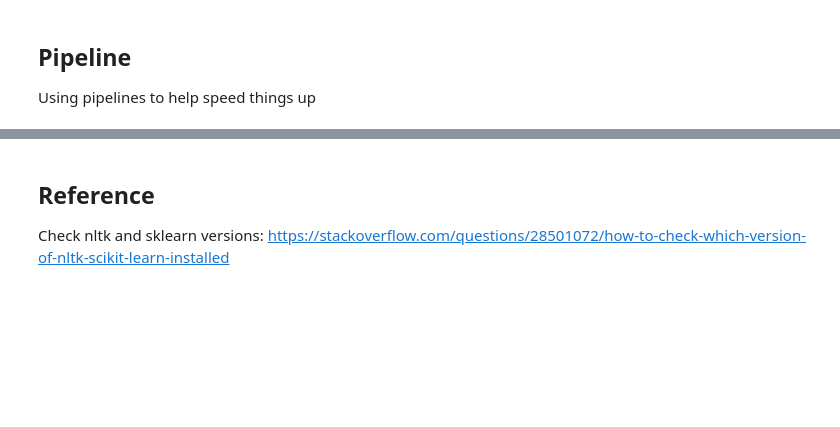
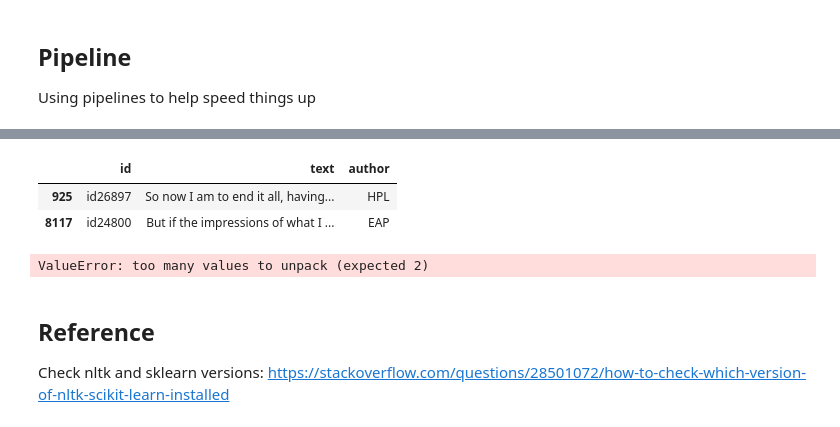
Before and after one commit to vkyuen/spooky, a Jupyter notebook: basic.ipynb, the cells around one changed output, grey strips where cells are left out. Drawn from its saved outputs; the diff is of its cells as text; code cells hidden in the pictures; blank space fills up the shorter version.

```diff
--- a/basic.ipynb
+++ b/basic.ipynb
@@ -77 +136,19 @@ np.mean(predicted == X_test.author)
+# %%
+rf_partial = X_train.head(2)
+rf_partial
+# %% [output]
+|  | id | text | author |
+| 925 | id26897 | So now I am to end it all, having... | HPL |
+| 8117 | id24800 | But if the impressions of what I ... | EAP |
+# %%
+text_clf_rf = Pipeline([("vect", CountVectorizer()),
+                       ("tfidf", TfidfTransformer(),
+                       ("rf_classifier", RandomForestClassifier(bootstrap=True, class_weight=None, criterion='gini',max_depth=2, max_features='auto', max_leaf_nodes=None,min_impurity_decrease=0.0, min_impurity_split=None, min_samples_leaf=1, min_samples_split=2, min_weight_fraction_leaf=0.0, n_estimators=100, n_jobs=None,oob_score=False, random_state=0, verbose=0, warm_start=False),))])
+
+text_clf_rf = text_clf_rf.fit(X_train, X_train.author)
+
+predicted_rf = text_clf_rf.predict(X_test.author)
+# np.mean(predicted_rf == X_test.author)
+# %% [output]
+ValueError: too many values to unpack (expected 2)
 # %%
```
Also changed, not shown: parts of 14 cells of this notebook.
